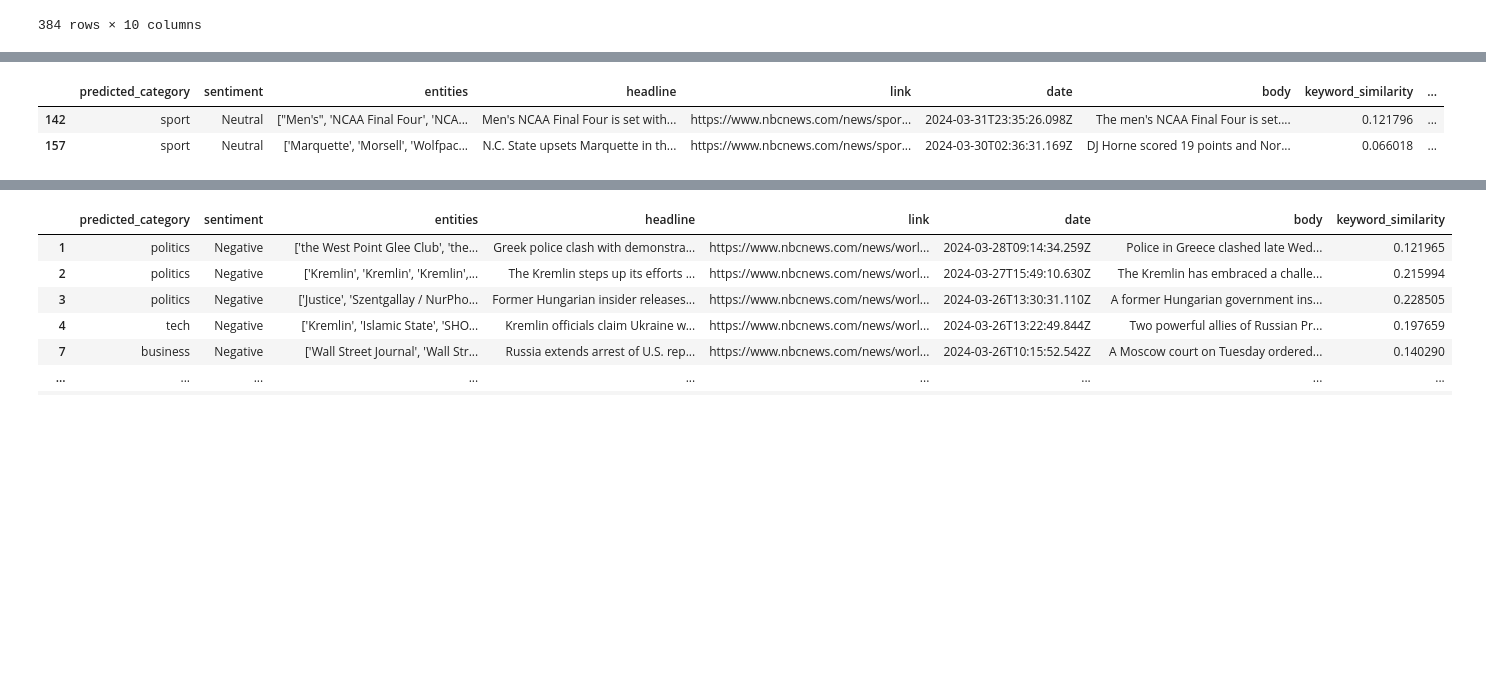
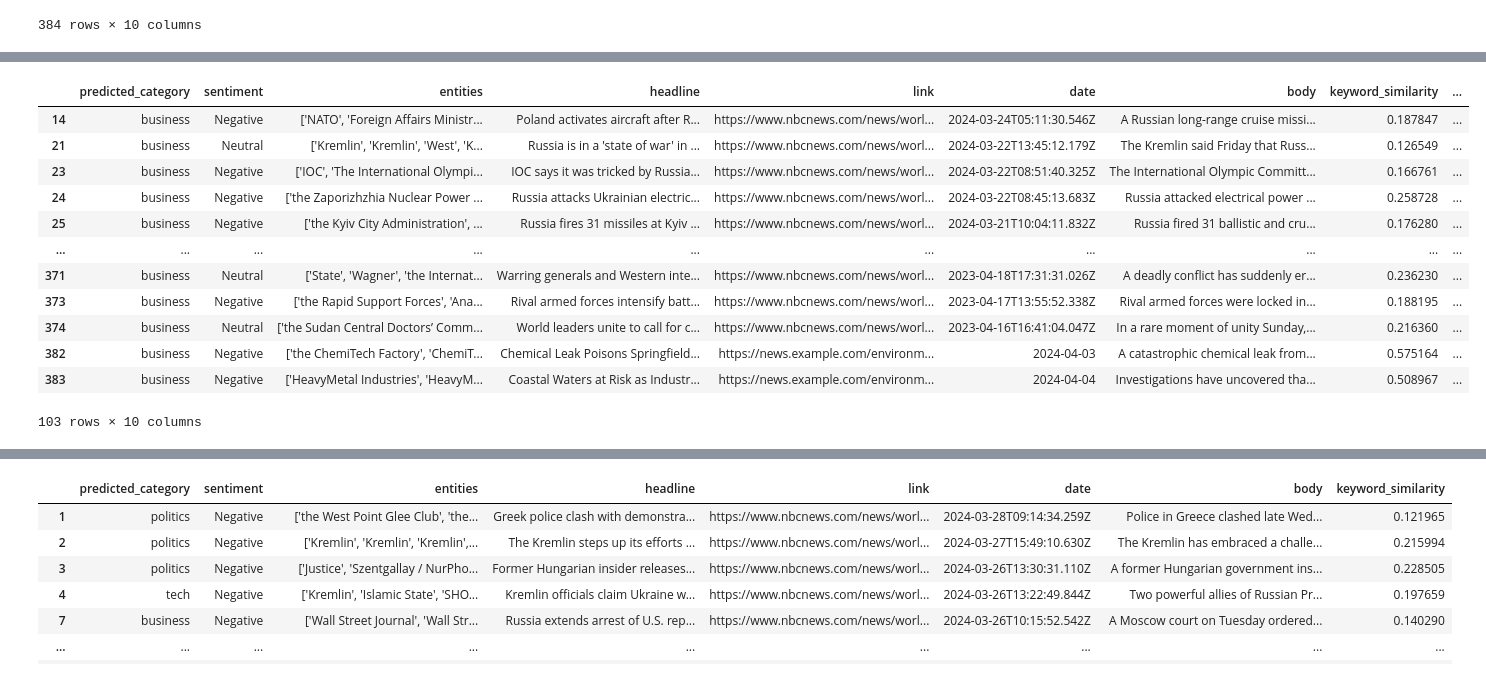
Before and after one commit to AntonWiklund1/nlp-scrapy, a Jupyter notebook: data_exploration/Data_Ecploration.ipynb, the cells around one changed output, grey strips where cells are left out. Drawn from its saved outputs; the diff is of its cells as text; code cells hidden in the pictures; blank space fills up the shorter version.

```diff
--- a/data_exploration/Data_Ecploration.ipynb
+++ b/data_exploration/Data_Ecploration.ipynb
@@ -18,3 +18,6 @@ data
 | 382 | business | Negative | ['the ChemiTech Factory', 'ChemiT... | Chemical Leak Poisons Springfield... | https://news.example.com/environm... | 2024-04-03 | A catastrophic chemical leak from... | 0.575164 | ... |
 | 383 | business | Negative | ['HeavyMetal Industries', 'HeavyM... | Coastal Waters at Risk as Industr... | https://news.example.com/environm... | 2024-04-04 | Investigations have uncovered tha... | 0.508967 | ... |
 384 rows × 10 columns
+# %%
+pd.set_option('display.max_colwidth', None)
+data.iloc[281]
@@ -21,9 +38,19 @@ data
 # %%
-data[data['predicted_category'] == 'sport']
+data[data['predicted_category'] == 'business']
 # %% [output]
 |  | predicted_category | sentiment | entities | headline | link | date | body | keyword_similarity | ... |
-| 142 | sport | Neutral | ["Men's", 'NCAA Final Four', 'NCA... | Men's NCAA Final Four is set with... | https://www.nbcnews.com/news/spor... | 2024-03-31T23:35:26.098Z | The men's NCAA Final Four is set.... | 0.121796 | ... |
-| 157 | sport | Neutral | ['Marquette', 'Morsell', 'Wolfpac... | N.C. State upsets Marquette in th... | https://www.nbcnews.com/news/spor... | 2024-03-30T02:36:31.169Z | DJ Horne scored 19 points and Nor... | 0.066018 | ... |
+| 14 | business | Negative | ['NATO', 'Foreign Affairs Ministr... | Poland activates aircraft after R... | https://www.nbcnews.com/news/worl... | 2024-03-24T05:11:30.546Z | A Russian long-range cruise missi... | 0.187847 | ... |
+| 21 | business | Neutral | ['Kremlin', 'Kremlin', 'West', 'K... | Russia is in a 'state of war' in ... | https://www.nbcnews.com/news/worl... | 2024-03-22T13:45:12.179Z | The Kremlin said Friday that Russ... | 0.126549 | ... |
+| 23 | business | Negative | ['IOC', 'The International Olympi... | IOC says it was tricked by Russia... | https://www.nbcnews.com/news/worl... | 2024-03-22T08:51:40.325Z | The International Olympic Committ... | 0.166761 | ... |
+| 24 | business | Negative | ['the Zaporizhzhia Nuclear Power ... | Russia attacks Ukrainian electric... | https://www.nbcnews.com/news/worl... | 2024-03-22T08:45:13.683Z | Russia attacked electrical power ... | 0.258728 | ... |
+| 25 | business | Negative | ['the Kyiv City Administration', ... | Russia fires 31 missiles at Kyiv ... | https://www.nbcnews.com/news/worl... | 2024-03-21T10:04:11.832Z | Russia fired 31 ballistic and cru... | 0.176280 | ... |
+| ... | ... | ... | ... | ... | ... | ... | ... | ... | ... |
+| 371 | business | Neutral | ['State', 'Wagner', 'the Internat... | Warring generals and Western inte... | https://www.nbcnews.com/news/worl... | 2023-04-18T17:31:31.026Z | A deadly conflict has suddenly er... | 0.236230 | ... |
+| 373 | business | Negative | ['the Rapid Support Forces', 'Ana... | Rival armed forces intensify batt... | https://www.nbcnews.com/news/worl... | 2023-04-17T13:55:52.338Z | Rival armed forces were locked in... | 0.188195 | ... |
+| 374 | business | Neutral | ['the Sudan Central Doctors’ Comm... | World leaders unite to call for c... | https://www.nbcnews.com/news/worl... | 2023-04-16T16:41:04.047Z | In a rare moment of unity Sunday,... | 0.216360 | ... |
+| 382 | business | Negative | ['the ChemiTech Factory', 'ChemiT... | Chemical Leak Poisons Springfield... | https://news.example.com/environm... | 2024-04-03 | A catastrophic chemical leak from... | 0.575164 | ... |
+| 383 | business | Negative | ['HeavyMetal Industries', 'HeavyM... | Coastal Waters at Risk as Industr... | https://news.example.com/environm... | 2024-04-04 | Investigations have uncovered tha... | 0.508967 | ... |
+103 rows × 10 columns
 # %%
 # Get the rows where the sentiment is positive
 data[data['sentiment'] == 'Positive']
```
Also changed, not shown: parts of 4 cells of this notebook, 4 other files.
